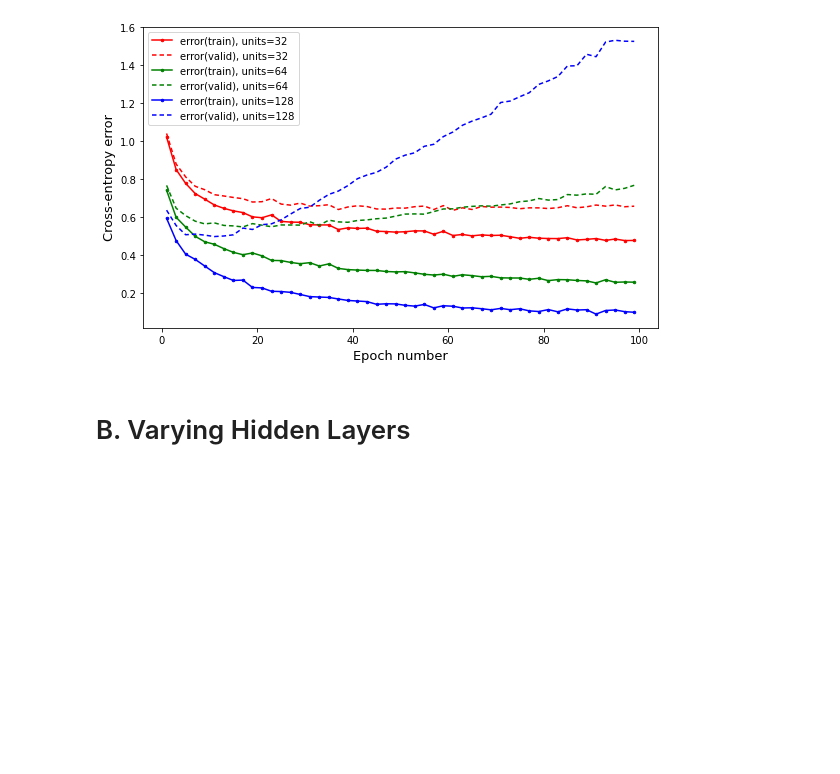
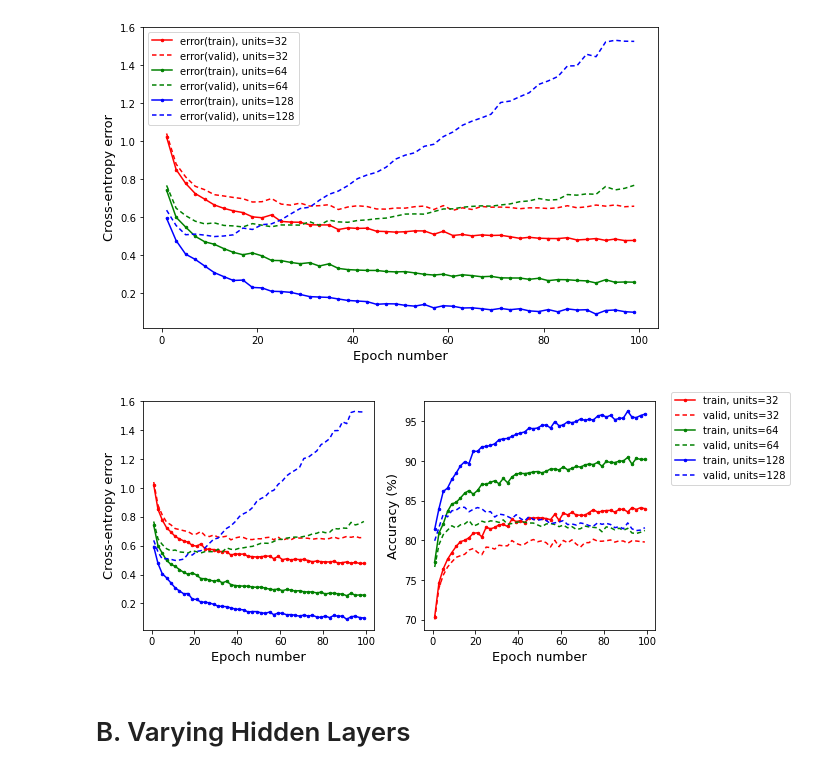
Before and after one commit to falloncandra/mlpractical, a Jupyter notebook: notebooks/Plot Generator.ipynb, the cells around one changed output. Cells and saved outputs as stored; diff of their text form; code cells hidden in the pictures; blank space fills up the shorter version.

```diff
--- a/notebooks/Plot Generator.ipynb
+++ b/notebooks/Plot Generator.ipynb
@@ -68,5 +146,9 @@ plot_combined(eval_list, interval=2, file_name='../images/T1-varying-hidden-unit
 # %% [output]
 [figure]
+# %%
+plot_combined_2(eval_list, interval=2, file_name='../images/T1-varying-hidden-units-32-64-128-err-acc.pdf')
+# %% [output]
+[figure, added]
 # %% [markdown]
 # B. Varying Hidden Layers
 # %%
```
Also changed, not shown: parts of 15 cells of this notebook.
